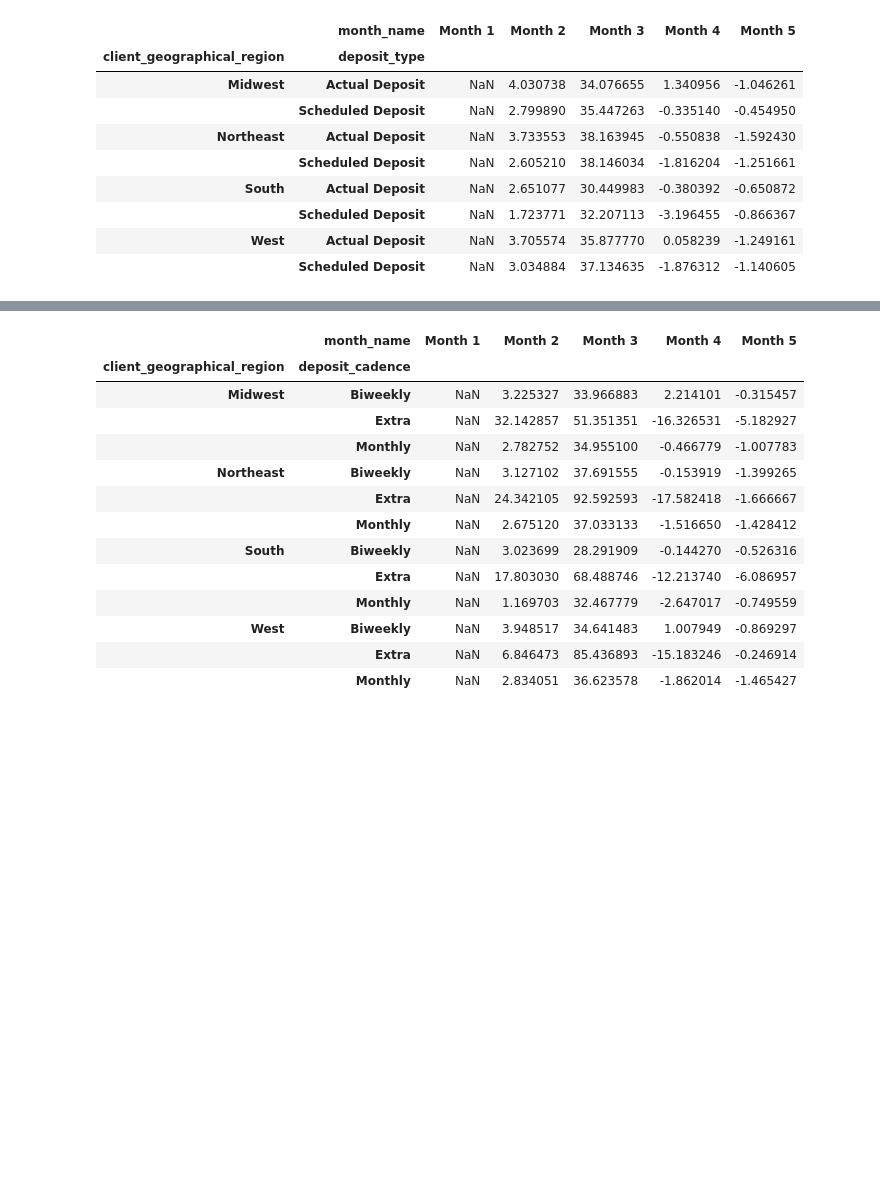
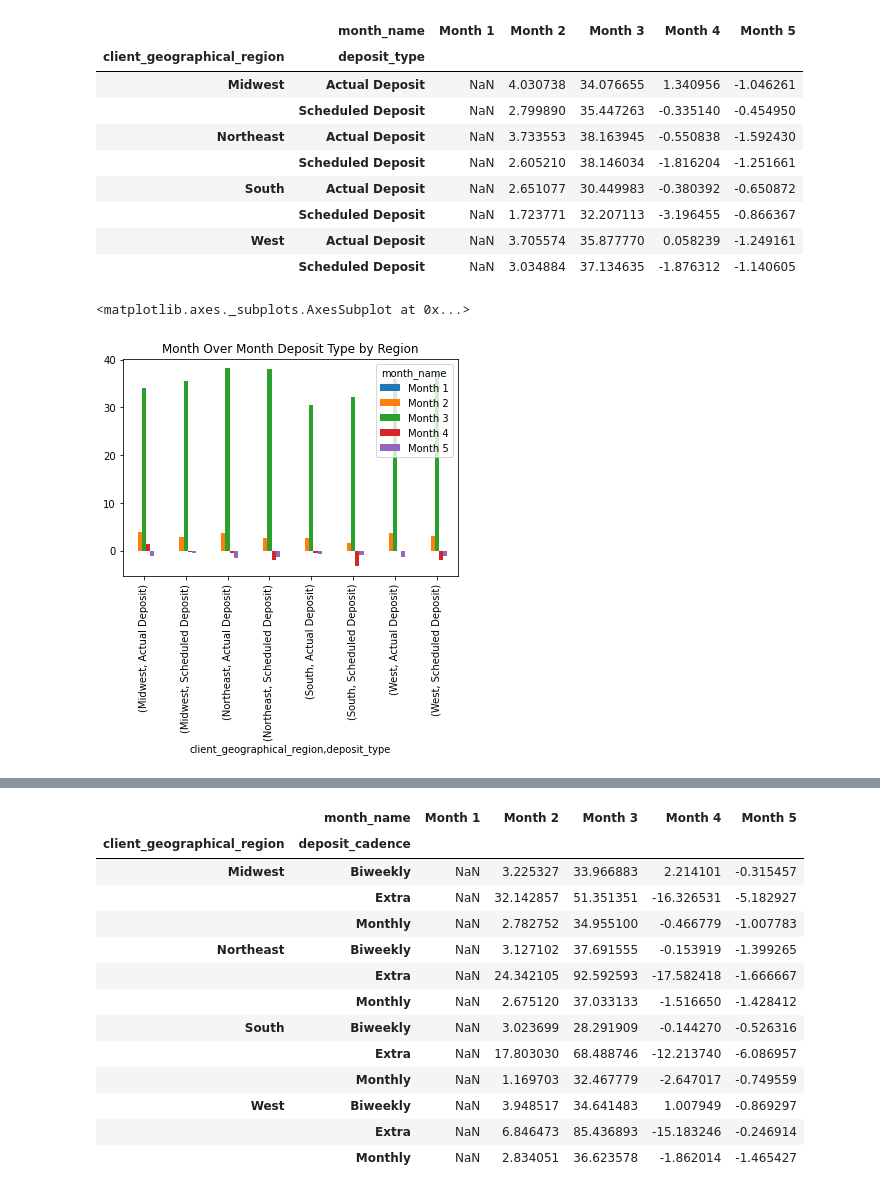
Before and after one commit to AvatarJoshi/marketing_campaign_analysis, a Jupyter notebook: marketing_analysis.ipynb, the cells around one changed output, grey strips where cells are left out. Drawn from its saved outputs; the diff is of its cells as text; code cells hidden in the pictures; blank space fills up the shorter version.

```diff
--- a/marketing_analysis.ipynb
+++ b/marketing_analysis.ipynb
@@ -249,3 +221,12 @@ df.groupby(['client_geographical_region', 'deposit_type', 'month_name']).deposit
 |  | Scheduled Deposit | NaN | 1.723771 | 32.207113 | -3.196455 | -0.866367 |
 | West | Actual Deposit | NaN | 3.705574 | 35.877770 | 0.058239 | -1.249161 |
 |  | Scheduled Deposit | NaN | 3.034884 | 37.134635 | -1.876312 | -1.140605 |
+# %%
+# Store month over month deposit type by region in a variable
+month_over_month_deposit = df.groupby(['client_geographical_region', 'deposit_type', 'month_name']).deposit_type.count().unstack().pct_change(axis='columns')*100
+
+# Graph month over month deposit type by region
+month_over_month_deposit.plot(kind='bar', title='Month Over Month Deposit Type by Region')
+# %% [output]
+<matplotlib.axes._subplots.AxesSubplot at 0x...>
+[figure, added]
```
Also changed, not shown: parts of 17 cells of this notebook.
